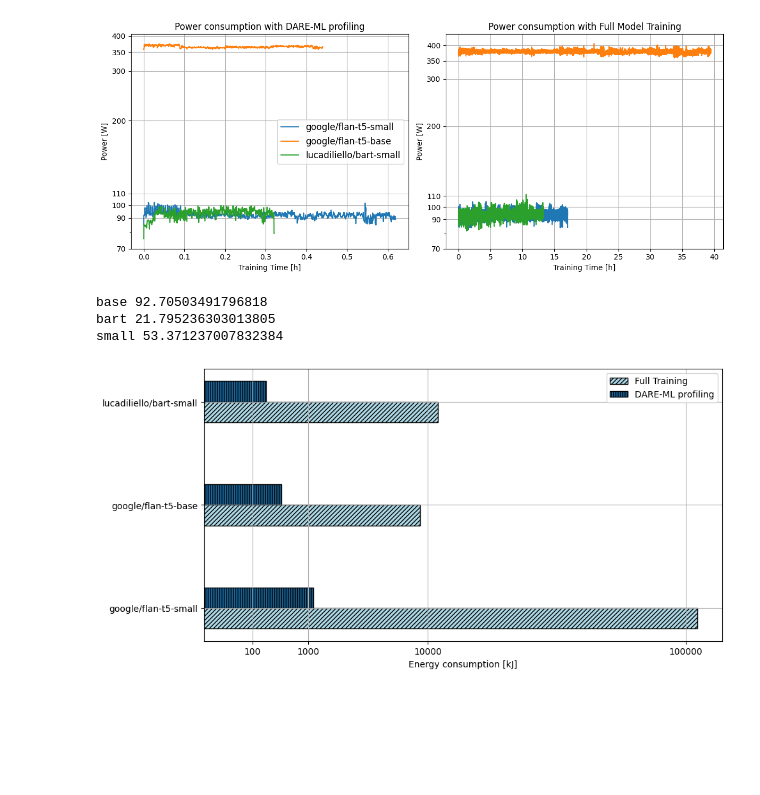
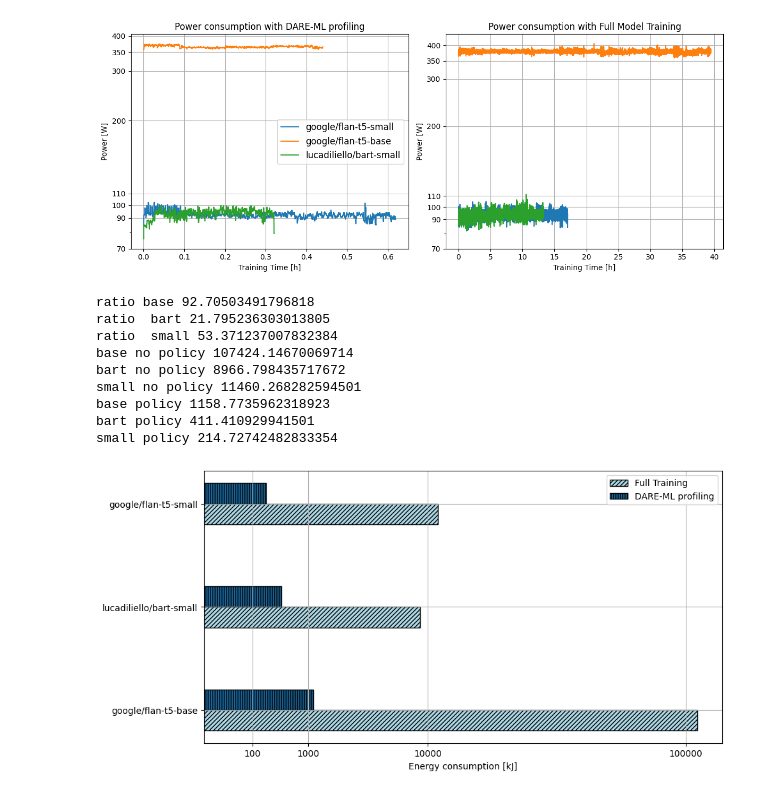
Before and after one commit to MatteoMendula/DARE-ML, a Jupyter notebook: energy_reports/get_real_plots.ipynb, the cells around one changed output. Cells and saved outputs as stored; diff of their text form; code cells hidden in the pictures; blank space fills up the shorter version.

```diff
--- a/energy_reports/get_real_plots.ipynb
+++ b/energy_reports/get_real_plots.ipynb
@@ -372,45 +379,59 @@ to_plot_no_p = [_simps_energies[1], _simps_energies[2], _simps_energies[0]]
 to_plot_p = [_simps_energies[4], _simps_energies[3], _simps_energies[5]]
 
 # ratios
-print("base", _simps_energies[1] / _simps_energies[4])
-print("bart", _simps_energies[2] / _simps_energies[3])
-print("small", _simps_energies[0] / _simps_energies[5])
+print("ratio base", _simps_energies[1] / _simps_energies[4])
+print("ratio  bart", _simps_energies[2] / _simps_energies[3])
+print("ratio  small", _simps_energies[0] / _simps_energies[5])
+
+print("base no policy", _simps_energies[1])
+print("bart no policy", _simps_energies[2])
+print("small no policy", _simps_energies[0])
+
+print("base policy", _simps_energies[4])
+print("bart policy", _simps_energies[3])
+print("small policy", _simps_energies[5])
 
 # Set the width of the bars
 bar_width = 0.2
 
 colors = ["lightblue", "#fad6a5", "#FF7276", "pink", "purple", "#E7D7AF", "#90EE90", "gray"]
 
-labels = ["google/flan-t5-small", "google/flan-t5-base", "lucadiliello/bart-small"]
+labels = [ "google/flan-t5-base", "lucadiliello/bart-small", "google/flan-t5-small",]
 
 # Position of bars on the x-axis
 r1 = np.arange(len(labels))
 r2 = [x + bar_width for x in r1]
 r3 = [x + bar_width for x in r2]
 
 plt.yticks([r + bar_width * 1.5 for r in range(len(labels))], labels)
 
 plt.barh(r2, to_plot_no_p, height=bar_width, color=colors[0], edgecolor='black', label='Full Training', hatch="/////")
 plt.barh(r3, to_plot_p, height=bar_width, edgecolor='black', label='DARE-ML profiling', hatch="||||||")
 
 
 plt.xlabel('Energy consumption [kJ]')
 
 plt.gca().set_xscale("function", functions=[custom_transform, custom_inverse_transform])
 x_ticks = [ 100, 1000, 10000, 100000]
 plt.gca().set_xticks(x_ticks)
 
 plt.grid(True)
 plt.legend()
 plt.tight_layout()
 plt.savefig("energy_consumption_by_model.pdf")
 
 # plt.gca().set_xticklabels(x_ticks)
 # plt.gca().set_xticks(x_ticks)
 # plt.gca().set_xticks([0, 400, 1000, 2000, 3000, 5000, 6500])
 # plt.gca().set_xticklabels([0, 400, 1000, 2000, 3000, 5000, 6500])
 # %% [output]
-base 92.70503491796818
-bart 21.795236303013805
-small 53.371237007832384
+ratio base 92.70503491796818
+ratio  bart 21.795236303013805
+ratio  small 53.371237007832384
+base no policy 107424.14670069714
+bart no policy 8966.798435717672
+small no policy 11460.268282594501
+base policy 1158.7735962318923
+bart policy 411.410929941501
+small policy 214.72742482833354
-[figure, old version]
+[figure, new version]
```
Also changed, not shown: parts of 2 cells of this notebook, 4 other files.
